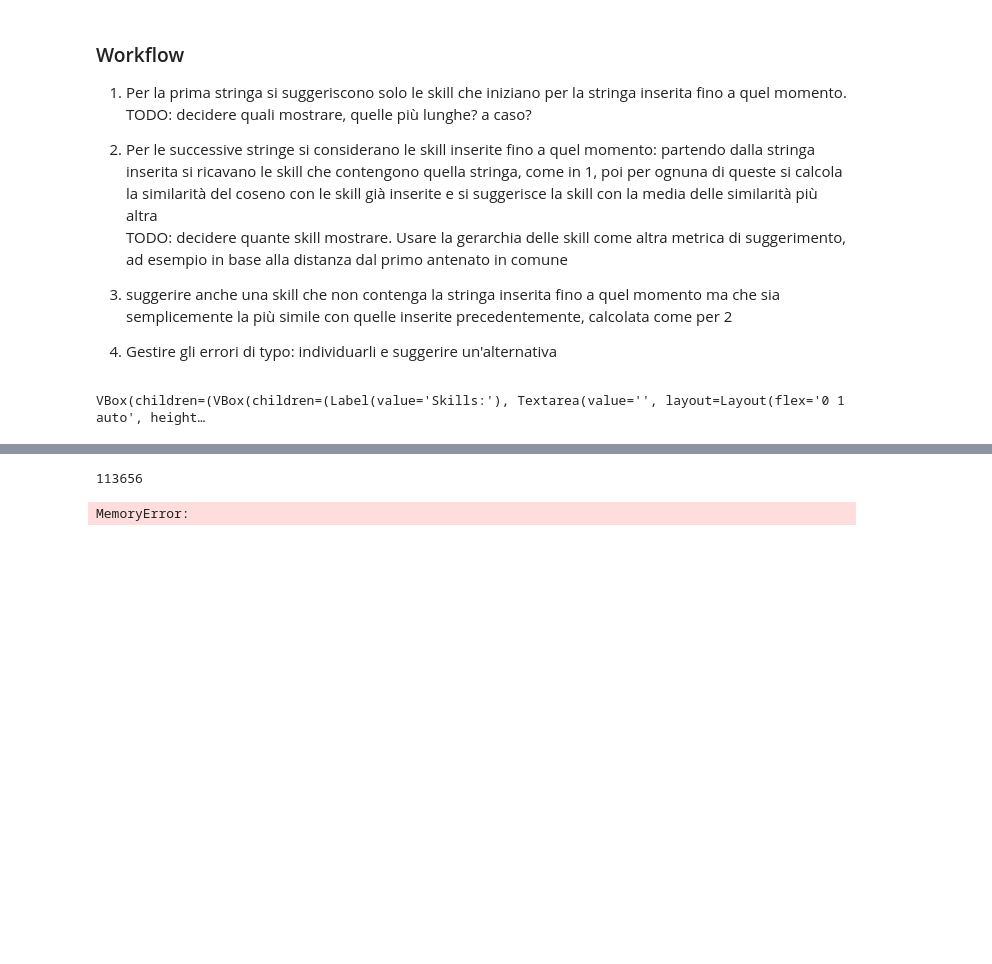
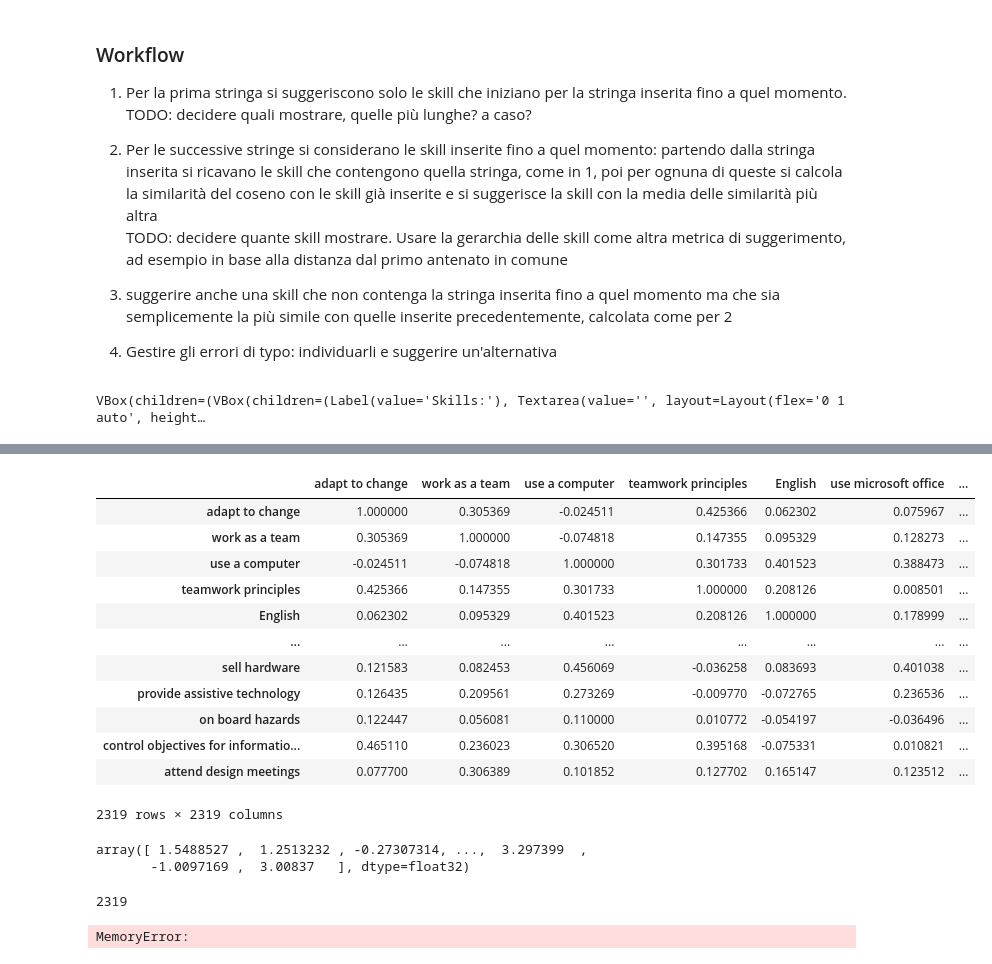
Before and after one commit to Simone-Damico/BDPSS-lab, a Jupyter notebook: class version.ipynb, the cells around one changed output, grey strips where cells are left out. Saved outputs shown, nothing was run; the diff lists cells and outputs as text; code cells hidden in the pictures; blank space fills up the shorter version.

Commit message:
Add similarity with context via skills' matrix

```diff
--- a/class version.ipynb
+++ b/class version.ipynb
@@ -27 +26,7 @@ from gensim.matutils import Dense2Corpus
+# %%
+vectors = FastText.load_fasttext_format("data/ft_vectors_cbow_50_10_0_05.bin")
+
+cos_sim_matrix = pd.DataFrame(cosine_similarity(np.array(list(b.values()))),
+                                   columns=list(b.keys()),
+                                   index=list(b.keys()))
 # %%
@@ -177,0 +247,3 @@ index = MatrixSimilarity(Dense2Corpus(vectors.wv.vectors))
+# %%
+aa = pd.read_excel("data/2020_06_09 Allocation to ONET.xlsx")['escoskill_level_3'].tolist()
+aa
@@ -177,0 +276,2 @@ index = MatrixSimilarity(Dense2Corpus(vectors.wv.vectors))
+# %%
+b = {k: vectors.wv[k] for k in aa}
@@ -177,0 +306,7 @@ index = MatrixSimilarity(Dense2Corpus(vectors.wv.vectors))
+# %%
+from sklearn.metrics.pairwise import cosine_similarity
+vectors = FastText.load_fasttext_format("data/ft_vectors_cbow_50_10_0_05.bin")
+cosine_similarity(np.array(list(b.values())))
+cos_sim_matrix = pd.DataFrame(cosine_similarity(np.array(list(b.values()))),
+                                   columns=list(b.keys()),
+                                   index=list(b.keys()))
@@ -178,7 +328,28 @@ index = MatrixSimilarity(Dense2Corpus(vectors.wv.vectors))
+# %%
+cos_sim_matrix
+# %% [output]
+|  | adapt to change | work as a team | use a computer | teamwork principles | English | use microsoft office | ... |
+| adapt to change | 1.000000 | 0.305369 | -0.024511 | 0.425366 | 0.062302 | 0.075967 | ... |
+| work as a team | 0.305369 | 1.000000 | -0.074818 | 0.147355 | 0.095329 | 0.128273 | ... |
+| use a computer | -0.024511 | -0.074818 | 1.000000 | 0.301733 | 0.401523 | 0.388473 | ... |
+| teamwork principles | 0.425366 | 0.147355 | 0.301733 | 1.000000 | 0.208126 | 0.008501 | ... |
+| English | 0.062302 | 0.095329 | 0.401523 | 0.208126 | 1.000000 | 0.178999 | ... |
+| ... | ... | ... | ... | ... | ... | ... | ... |
+| sell hardware | 0.121583 | 0.082453 | 0.456069 | -0.036258 | 0.083693 | 0.401038 | ... |
+| provide assistive technology | 0.126435 | 0.209561 | 0.273269 | -0.009770 | -0.072765 | 0.236536 | ... |
+| on board hazards | 0.122447 | 0.056081 | 0.110000 | 0.010772 | -0.054197 | -0.036496 | ... |
+| control objectives for informatio... | 0.465110 | 0.236023 | 0.306520 | 0.395168 | -0.075331 | 0.010821 | ... |
+| attend design meetings | 0.077700 | 0.306389 | 0.101852 | 0.127702 | 0.165147 | 0.123512 | ... |
+2319 rows × 2319 columns
+# %%
+index[[(1,2), (1,2)]]
+# %% [output]
+array([ 1.5488527 ,  1.2513232 , -0.27307314, ...,  3.297399  ,
+       -1.0097169 ,  3.00837   ], dtype=float32)
 # %%
-len(vectors.wv.vectors)
+len(vectors.wv[aa])
 # %% [output]
-113656
+2319
 # %%
 similarity_matrix = cosine_similarity(vectors.wv.vectors)
 # %% [output]
```
Also changed, not shown: parts of 15 cells of this notebook.
